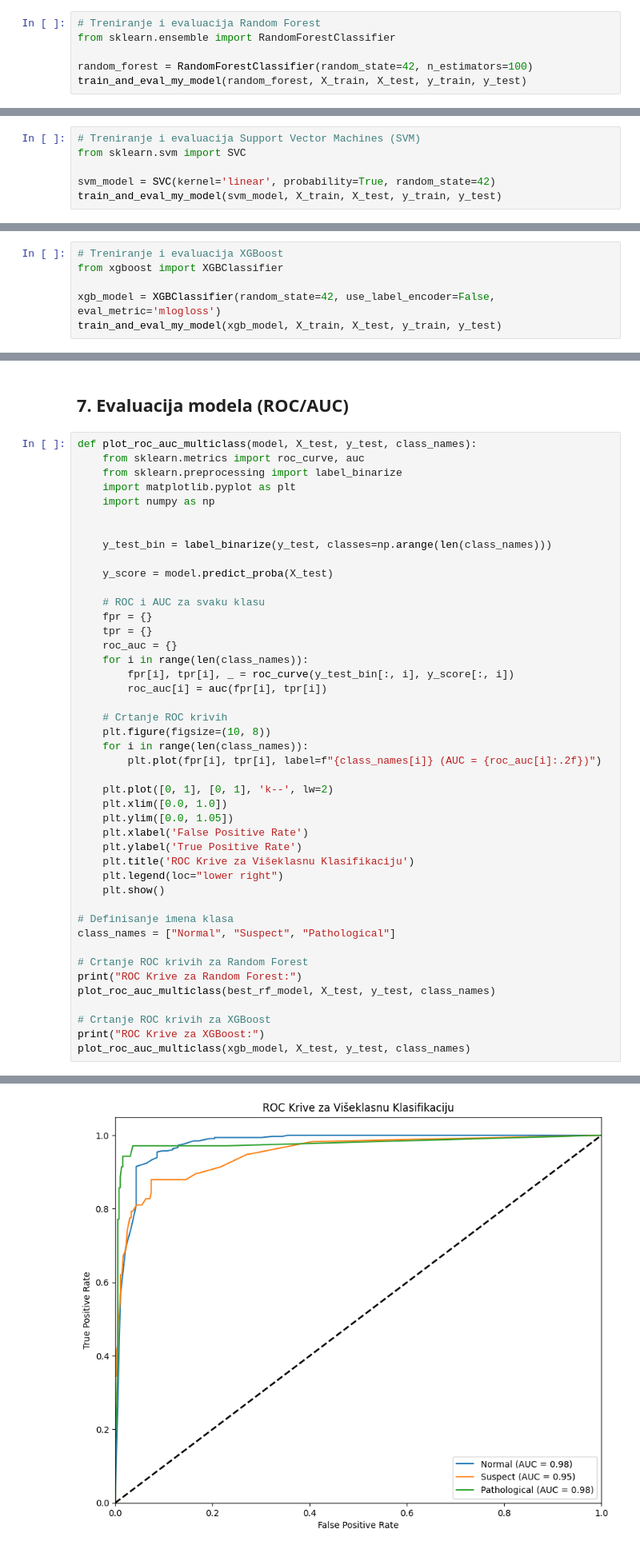
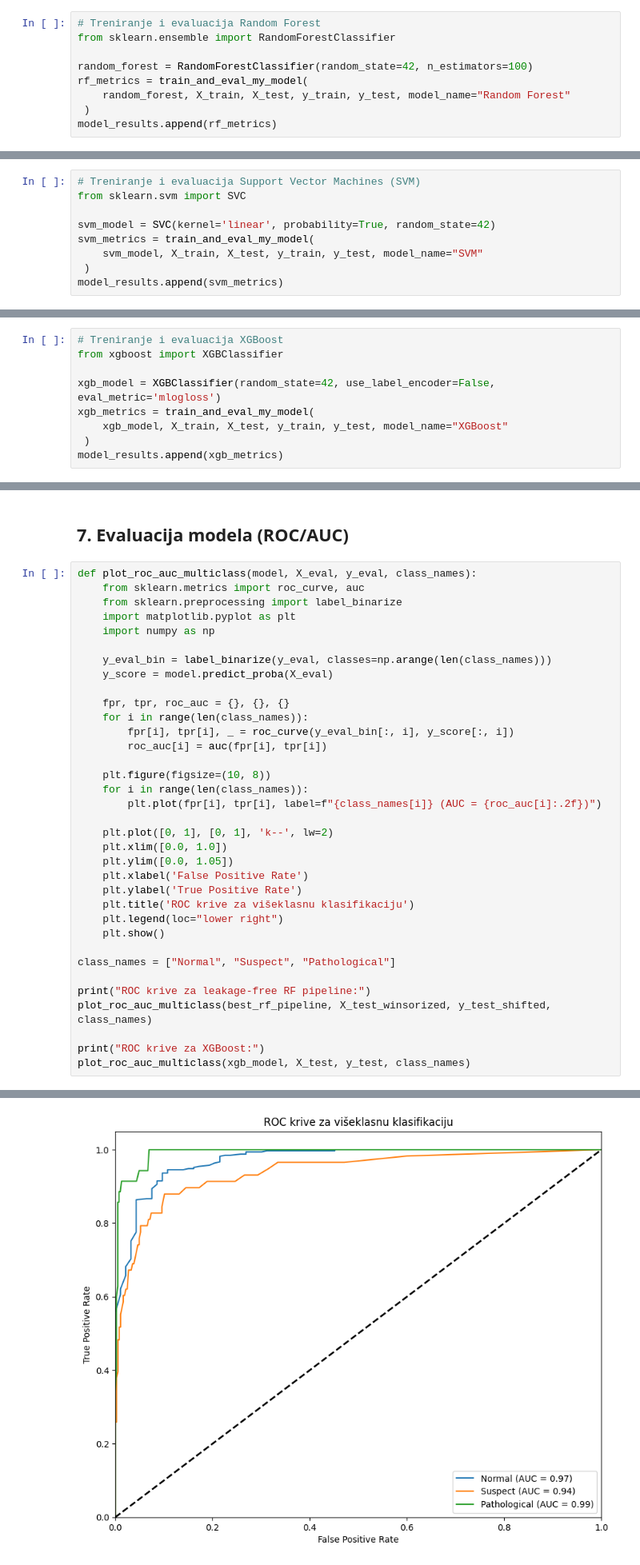
Before and after one commit to aleksandradjokic/Fetal-Health-Classification, a Jupyter notebook: fetal_health.ipynb, the cells around one changed output, grey strips where cells are left out. Shown at 80% size. Cells and saved outputs as stored; diff of their text form.

Commit message:
Update fetal health notebook pipeline and refreshed balanced dataset

```diff
--- a/fetal_health.ipynb
+++ b/fetal_health.ipynb
@@ -569,7 +605,10 @@ F1 skor: 0.8723264897741051
 from sklearn.ensemble import RandomForestClassifier
 
 random_forest = RandomForestClassifier(random_state=42, n_estimators=100)
-train_and_eval_my_model(random_forest, X_train, X_test, y_train, y_test)
+rf_metrics = train_and_eval_my_model(
+    random_forest, X_train, X_test, y_train, y_test, model_name="Random Forest"
+ )
+model_results.append(rf_metrics)
 # %% [output]
 Izveštaj o klasifikaciji:
               precision    recall  f1-score   support
@@ -592,7 +632,10 @@ F1 skor: 0.9273922374315009
 from sklearn.svm import SVC
 
 svm_model = SVC(kernel='linear', probability=True, random_state=42)
-train_and_eval_my_model(svm_model, X_train, X_test, y_train, y_test)
+svm_metrics = train_and_eval_my_model(
+    svm_model, X_train, X_test, y_train, y_test, model_name="SVM"
+ )
+model_results.append(svm_metrics)
 # %% [output]
 Izveštaj o klasifikaciji:
               precision    recall  f1-score   support
@@ -615,7 +659,10 @@ F1 skor: 0.8562754907895486
 from xgboost import XGBClassifier
 
 xgb_model = XGBClassifier(random_state=42, use_label_encoder=False, eval_metric='mlogloss')
-train_and_eval_my_model(xgb_model, X_train, X_test, y_train, y_test)
+xgb_metrics = train_and_eval_my_model(
+    xgb_model, X_train, X_test, y_train, y_test, model_name="XGBoost"
+ )
+model_results.append(xgb_metrics)
 # %% [output]
 Izveštaj o klasifikaciji:
               precision    recall  f1-score   support
@@ -676,26 +778,20 @@ Standardna devijacija: 0.0855
 # %% [markdown]
 ## 7. Evaluacija modela (ROC/AUC)
 # %%
-def plot_roc_auc_multiclass(model, X_test, y_test, class_names):
+def plot_roc_auc_multiclass(model, X_eval, y_eval, class_names):
     from sklearn.metrics import roc_curve, auc
     from sklearn.preprocessing import label_binarize
     import matplotlib.pyplot as plt
     import numpy as np
 
+    y_eval_bin = label_binarize(y_eval, classes=np.arange(len(class_names)))
+    y_score = model.predict_proba(X_eval)
 
-    y_test_bin = label_binarize(y_test, classes=np.arange(len(class_names)))
-
-    y_score = model.predict_proba(X_test)
-
-    # ROC i AUC za svaku klasu
-    fpr = {}
-    tpr = {}
-    roc_auc = {}
+    fpr, tpr, roc_auc = {}, {}, {}
     for i in range(len(class_names)):
-        fpr[i], tpr[i], _ = roc_curve(y_test_bin[:, i], y_score[:, i])
+        fpr[i], tpr[i], _ = roc_curve(y_eval_bin[:, i], y_score[:, i])
         roc_auc[i] = auc(fpr[i], tpr[i])
 
-    # Crtanje ROC krivih
     plt.figure(figsize=(10, 8))
     for i in range(len(class_names)):
         plt.plot(fpr[i], tpr[i], label=f"{class_names[i]} (AUC = {roc_auc[i]:.2f})")
@@ -705,18 +801,15 @@ def plot_roc_auc_multiclass(model, X_test, y_test, class_names):
     plt.ylim([0.0, 1.05])
     plt.xlabel('False Positive Rate')
     plt.ylabel('True Positive Rate')
-    plt.title('ROC Krive za Višeklasnu Klasifikaciju')
+    plt.title('ROC krive za višeklasnu klasifikaciju')
     plt.legend(loc="lower right")
     plt.show()
 
-# Definisanje imena klasa
 class_names = ["Normal", "Suspect", "Pathological"]
 
-# Crtanje ROC krivih za Random Forest
-print("ROC Krive za Random Forest:")
-plot_roc_auc_multiclass(best_rf_model, X_test, y_test, class_names)
+print("ROC krive za leakage-free RF pipeline:")
+plot_roc_auc_multiclass(best_rf_pipeline, X_test_winsorized, y_test_shifted, class_names)
 
-# Crtanje ROC krivih za XGBoost
-print("ROC Krive za XGBoost:")
+print("ROC krive za XGBoost:")
 plot_roc_auc_multiclass(xgb_model, X_test, y_test, class_names)
 # %% [output]
@@ -724 +817 @@ ROC Krive za Random Forest:
-[figure, old version]
+[figure, new version]
```
Also changed, not shown: parts of 24 cells of this notebook, 2 other files.
